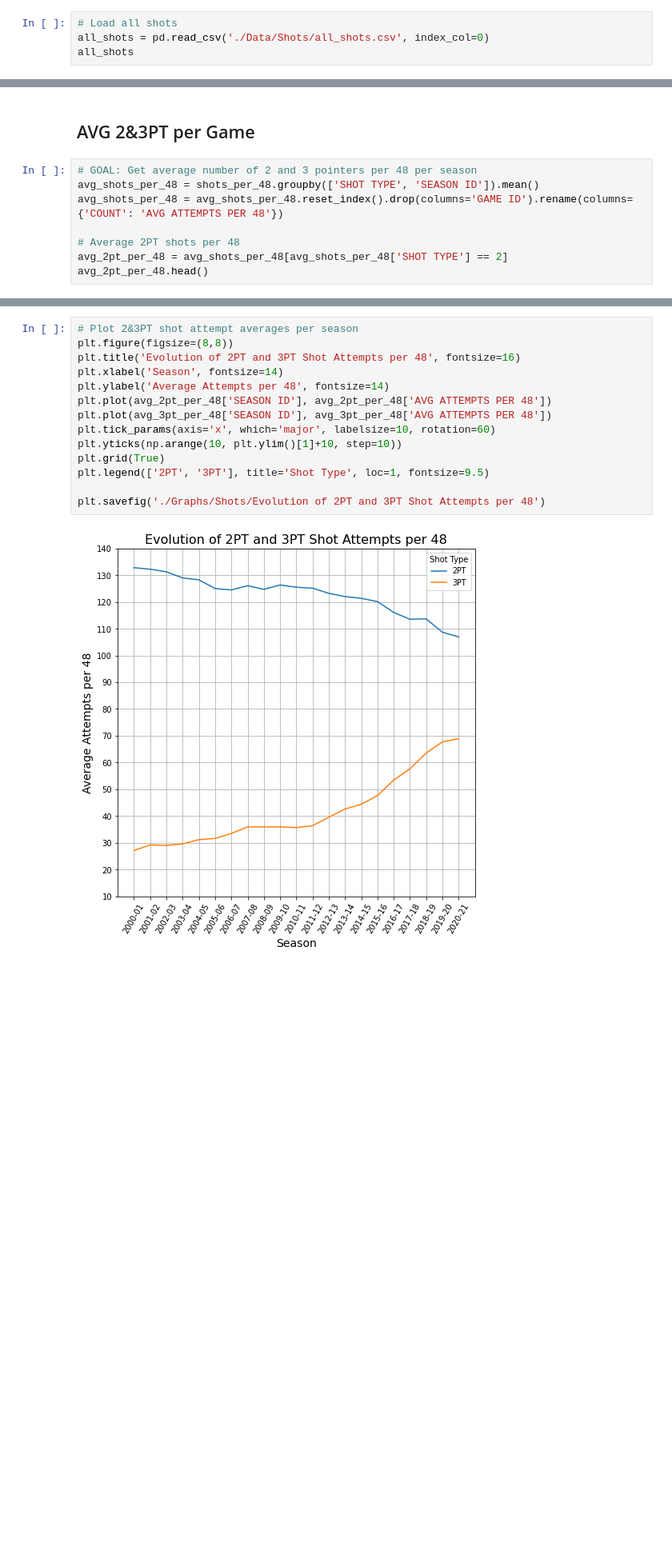
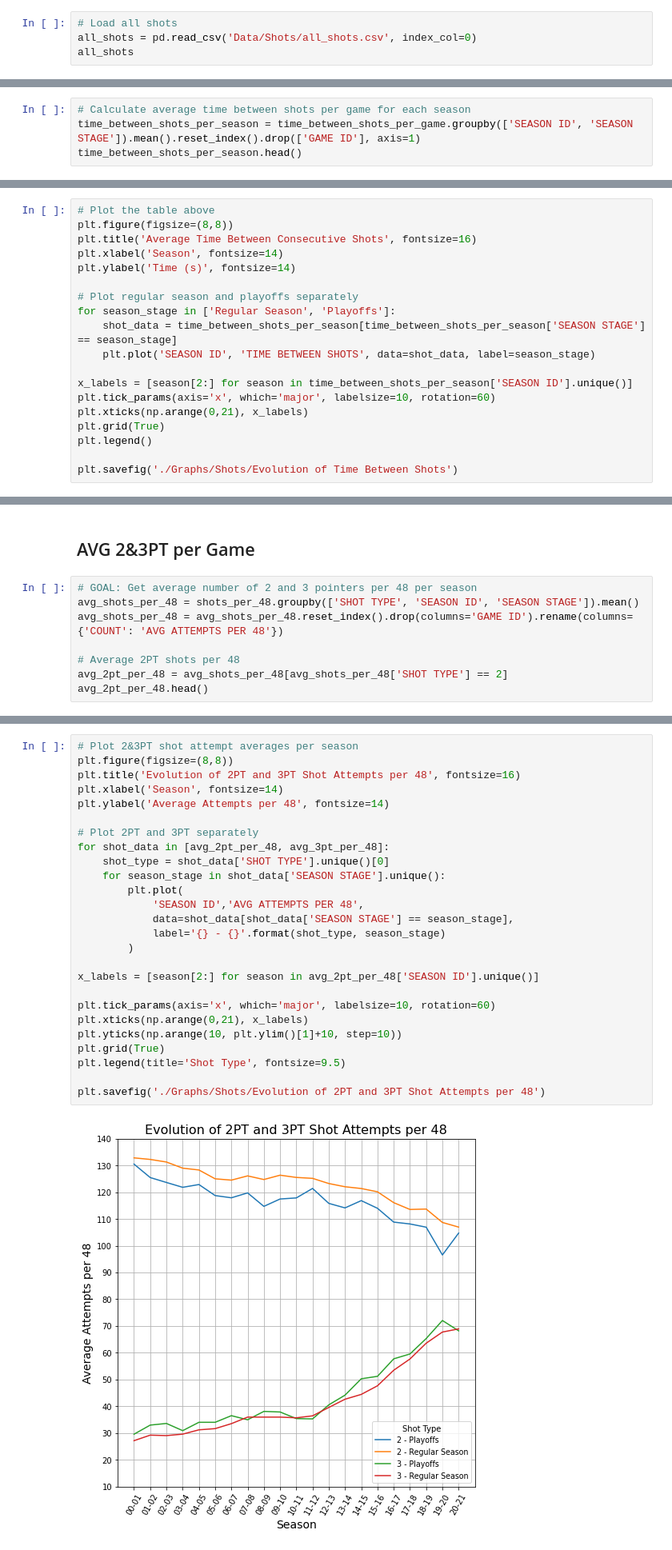
Before and after one commit to kmcsquared/TFM, a Jupyter notebook: shots.ipynb, the cells around one changed output, grey strips where cells are left out. Shown at 80% size. Saved outputs shown, nothing was run; the diff lists cells and outputs as text; blank space fills up the shorter version.

```diff
--- a/shots.ipynb
+++ b/shots.ipynb
@@ -98,7 +97,7 @@ seasons = [
 # all_shots.head()
 # %%
 # Load all shots
-all_shots = pd.read_csv('./Data/Shots/all_shots.csv', index_col=0)
+all_shots = pd.read_csv('Data/Shots/all_shots.csv', index_col=0)
 all_shots
 # %% [output]
 |  | SEASON ID | SEASON STAGE | GAME ID | PLAYER ID | PLAYER NAME | TEAM ID | TEAM NAME | PERIOD | ... |
@@ -295,0 +348,4 @@ Another factor that could be examined to explain the increase in the number of s
+# %%
+# Calculate average time between shots per game for each season
+time_between_shots_per_season = time_between_shots_per_game.groupby(['SEASON ID', 'SEASON STAGE']).mean().reset_index().drop(['GAME ID'], axis=1)
+time_between_shots_per_season.head()
@@ -295,0 +359,19 @@ Another factor that could be examined to explain the increase in the number of s
+# %%
+# Plot the table above
+plt.figure(figsize=(8,8))
+plt.title('Average Time Between Consecutive Shots', fontsize=16)
+plt.xlabel('Season', fontsize=14)
+plt.ylabel('Time (s)', fontsize=14)
+
+# Plot regular season and playoffs separately
+for season_stage in ['Regular Season', 'Playoffs']:
+    shot_data = time_between_shots_per_season[time_between_shots_per_season['SEASON STAGE'] == season_stage]
+    plt.plot('SEASON ID', 'TIME BETWEEN SHOTS', data=shot_data, label=season_stage)
+
+x_labels = [season[2:] for season in time_between_shots_per_season['SEASON ID'].unique()]
+plt.tick_params(axis='x', which='major', labelsize=10, rotation=60)
+plt.xticks(np.arange(0,21), x_labels)
+plt.grid(True)
+plt.legend()
+
+plt.savefig('./Graphs/Shots/Evolution of Time Between Shots')
@@ -297,7 +409,7 @@ Another factor that could be examined to explain the increase in the number of s
 ## AVG 2&3PT per Game
 # %%
 # GOAL: Get average number of 2 and 3 pointers per 48 per season
-avg_shots_per_48 = shots_per_48.groupby(['SHOT TYPE', 'SEASON ID']).mean()
+avg_shots_per_48 = shots_per_48.groupby(['SHOT TYPE', 'SEASON ID', 'SEASON STAGE']).mean()
 avg_shots_per_48 = avg_shots_per_48.reset_index().drop(columns='GAME ID').rename(columns={'COUNT': 'AVG ATTEMPTS PER 48'})
 
 # Average 2PT shots per 48
@@ -324,19 +436,31 @@ avg_3pt_per_48.head()
 # %%
 # Plot 2&3PT shot attempt averages per season
 plt.figure(figsize=(8,8))
 plt.title('Evolution of 2PT and 3PT Shot Attempts per 48', fontsize=16)
 plt.xlabel('Season', fontsize=14)
 plt.ylabel('Average Attempts per 48', fontsize=14)
-plt.plot(avg_2pt_per_48['SEASON ID'], avg_2pt_per_48['AVG ATTEMPTS PER 48'])
-plt.plot(avg_3pt_per_48['SEASON ID'], avg_3pt_per_48['AVG ATTEMPTS PER 48'])
+
+# Plot 2PT and 3PT separately
+for shot_data in [avg_2pt_per_48, avg_3pt_per_48]:
+    shot_type = shot_data['SHOT TYPE'].unique()[0]
+    for season_stage in shot_data['SEASON STAGE'].unique():
+        plt.plot(
+            'SEASON ID','AVG ATTEMPTS PER 48',
+            data=shot_data[shot_data['SEASON STAGE'] == season_stage],
+            label='{} - {}'.format(shot_type, season_stage)
+        )
+
+x_labels = [season[2:] for season in avg_2pt_per_48['SEASON ID'].unique()]
+
 plt.tick_params(axis='x', which='major', labelsize=10, rotation=60)
+plt.xticks(np.arange(0,21), x_labels)
 plt.yticks(np.arange(10, plt.ylim()[1]+10, step=10))
 plt.grid(True)
-plt.legend(['2PT', '3PT'], title='Shot Type', loc=1, fontsize=9.5)
+plt.legend(title='Shot Type', fontsize=9.5)
 
 plt.savefig('./Graphs/Shots/Evolution of 2PT and 3PT Shot Attempts per 48')
 # %% [output]
-[figure, old version]
+[figure, new version]
 # %% [markdown]
 ### Results
 <a id='AVG 2&3PT per Game'></a>
```
Also changed, not shown: parts of 25 cells of this notebook, 3 other files.
